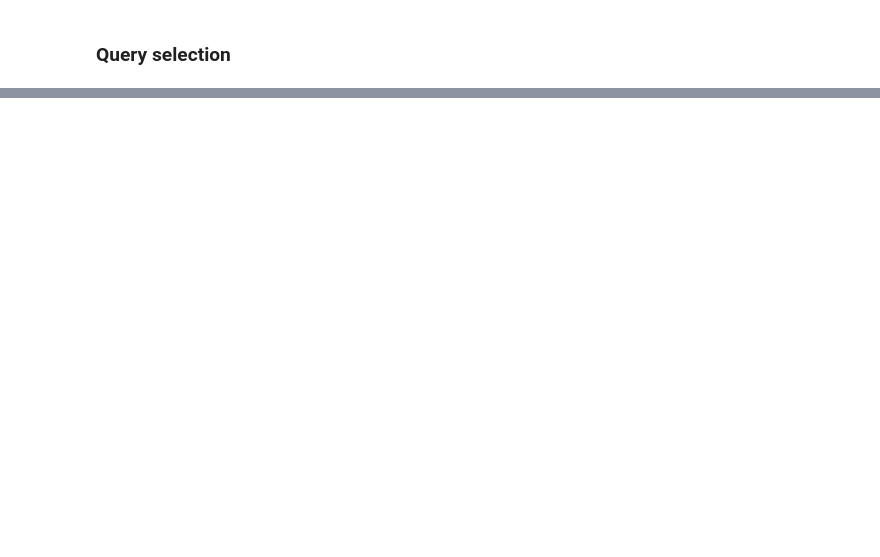
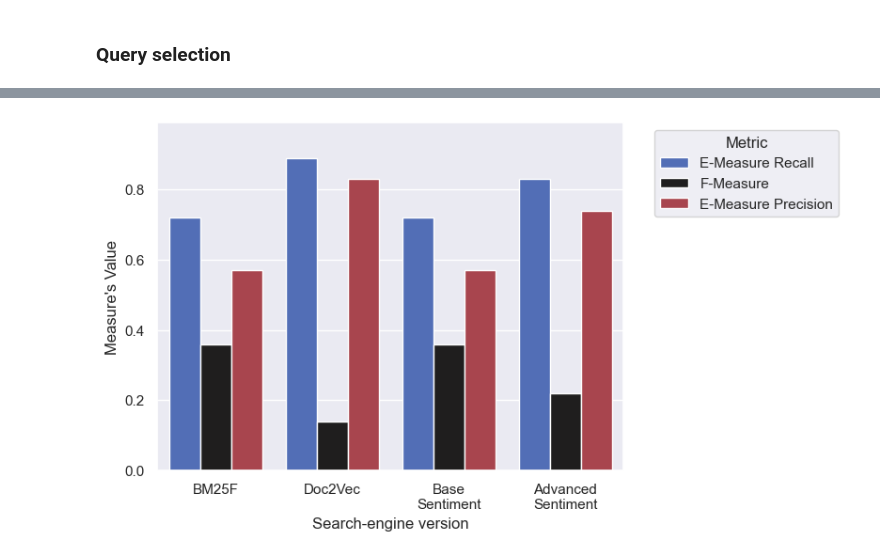
Before and after one commit to albertonuzzaci/ProgettoGestione, a Jupyter notebook: benchmarks.ipynb, the cells around one changed output, grey strips where cells are left out. Saved outputs shown, nothing was run; the diff lists cells and outputs as text; code cells hidden in the pictures; blank space fills up the shorter version.

```diff
--- a/benchmarks.ipynb
+++ b/benchmarks.ipynb
@@ -147,0 +258,36 @@ Parsed query: ((name:hostel OR description:hostel) AND neighbourhood_cleansed:"k
+# %%
+
+b_recall = 0.5          # Default value for emphasizing recall
+b_precision = 1.5       # Default value for emphasizing precision
+
+df = pd.DataFrame(columns=["Search-engine version"])
+for model, model_name in models:
+    result = b.getResults(20, model)
+
+    data = {
+    'E-Measure Recall': [b.getEMeasure(result, b_recall)],
+    'F-Measure': [b.getFMeasure(result)],
+    'E-Measure Precision': [b.getEMeasure(result, b_precision)]
+    }
+
+    tmpDf = pd.DataFrame(data)
+    tmpDf["Search-engine version"] = textwrap.fill(model_name, width=10,
+                break_long_words=True)
+
+    df = pd.concat([df, tmpDf])
+
+
+# apply the default theme
+sns.set_theme()
+
+df_long = df.melt(id_vars='Search-engine version', var_name='Metric', value_name='Measure\'s Value')
+
+# Crea il barplot
+pltMeasures = sns.barplot(x='Search-engine version', y='Measure\'s Value', hue='Metric', data=df_long, palette='icefire')
+pltMeasures.legend(title='Metric', bbox_to_anchor=(1.05, 1), loc='upper left')
+
+
+# set fixed axes, the semicolon suppress the output
+pltMeasures.set_ylim([0.0, df.iloc[:, -3:].max().max()+0.1]); # set y-axis
+# %% [output]
+[figure, added]
```
Also changed, not shown: parts of 24 cells of this notebook, 7 other files.
